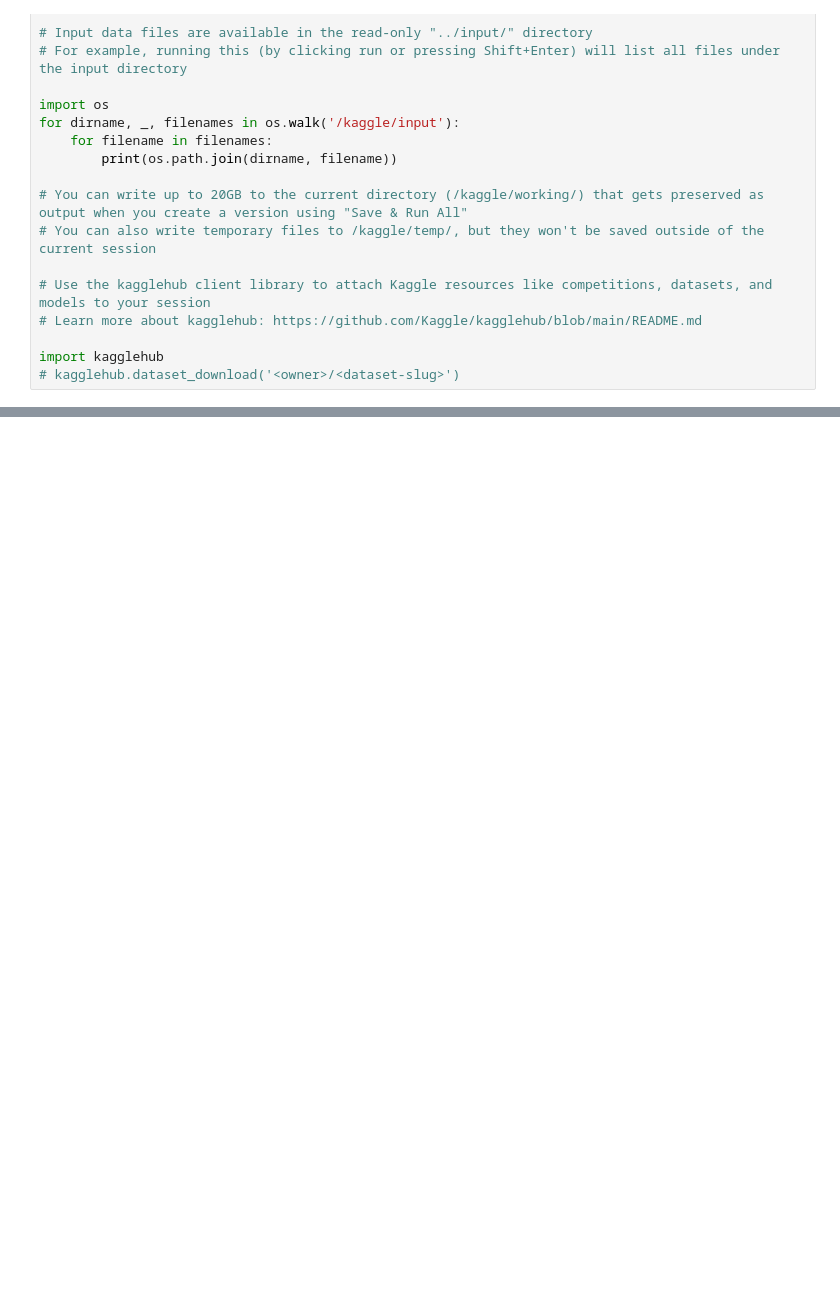
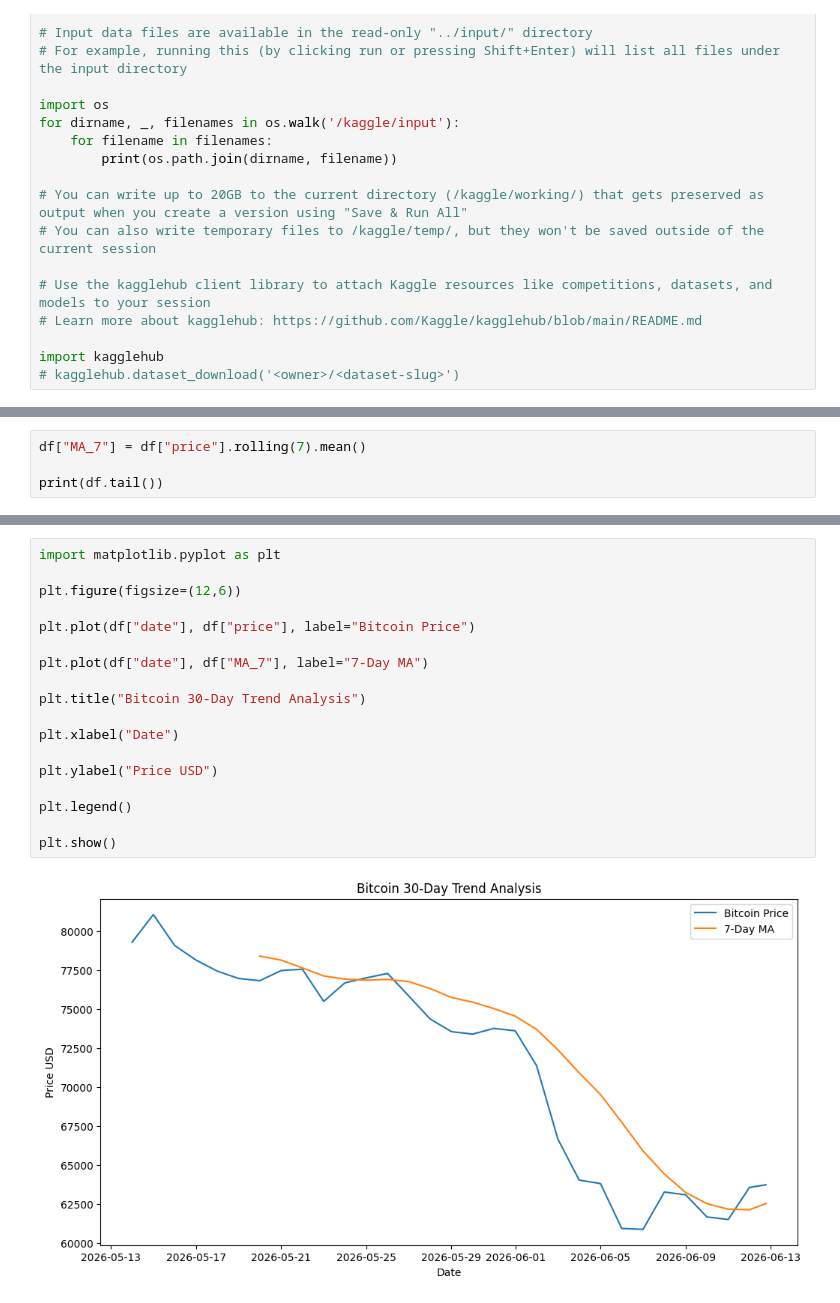
Before and after one commit to AiWriter404/crypto-market-analyzer, a Jupyter notebook: crypto-market-analyzer.ipynb, the cells around one changed output, grey strips where cells are left out. Cells and saved outputs as stored; diff of their text form; blank space fills up the shorter version.

```diff
--- a/crypto-market-analyzer.ipynb
+++ b/crypto-market-analyzer.ipynb
@@ -75,0 +114,4 @@ print(df[[
+# %%
+df["MA_7"] = df["price"].rolling(7).mean()
+
+print(df.tail())
@@ -75,0 +141,20 @@ print(df[[
+# %%
+import matplotlib.pyplot as plt
+
+plt.figure(figsize=(12,6))
+
+plt.plot(df["date"], df["price"], label="Bitcoin Price")
+
+plt.plot(df["date"], df["MA_7"], label="7-Day MA")
+
+plt.title("Bitcoin 30-Day Trend Analysis")
+
+plt.xlabel("Date")
+
+plt.ylabel("Price USD")
+
+plt.legend()
+
+plt.show()
+# %% [output]
+[figure, added]
```
Also changed, not shown: parts of 12 cells of this notebook.
